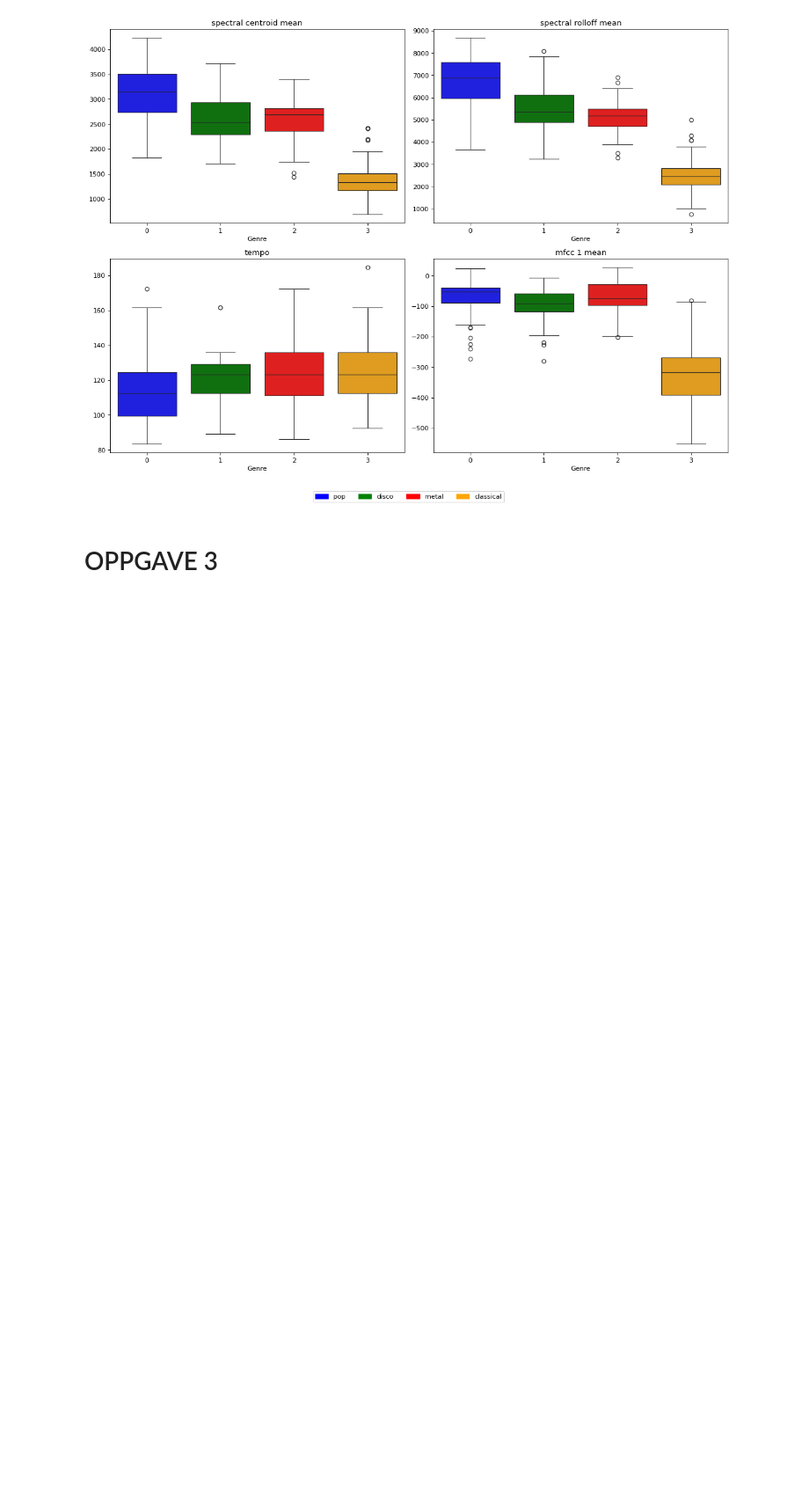
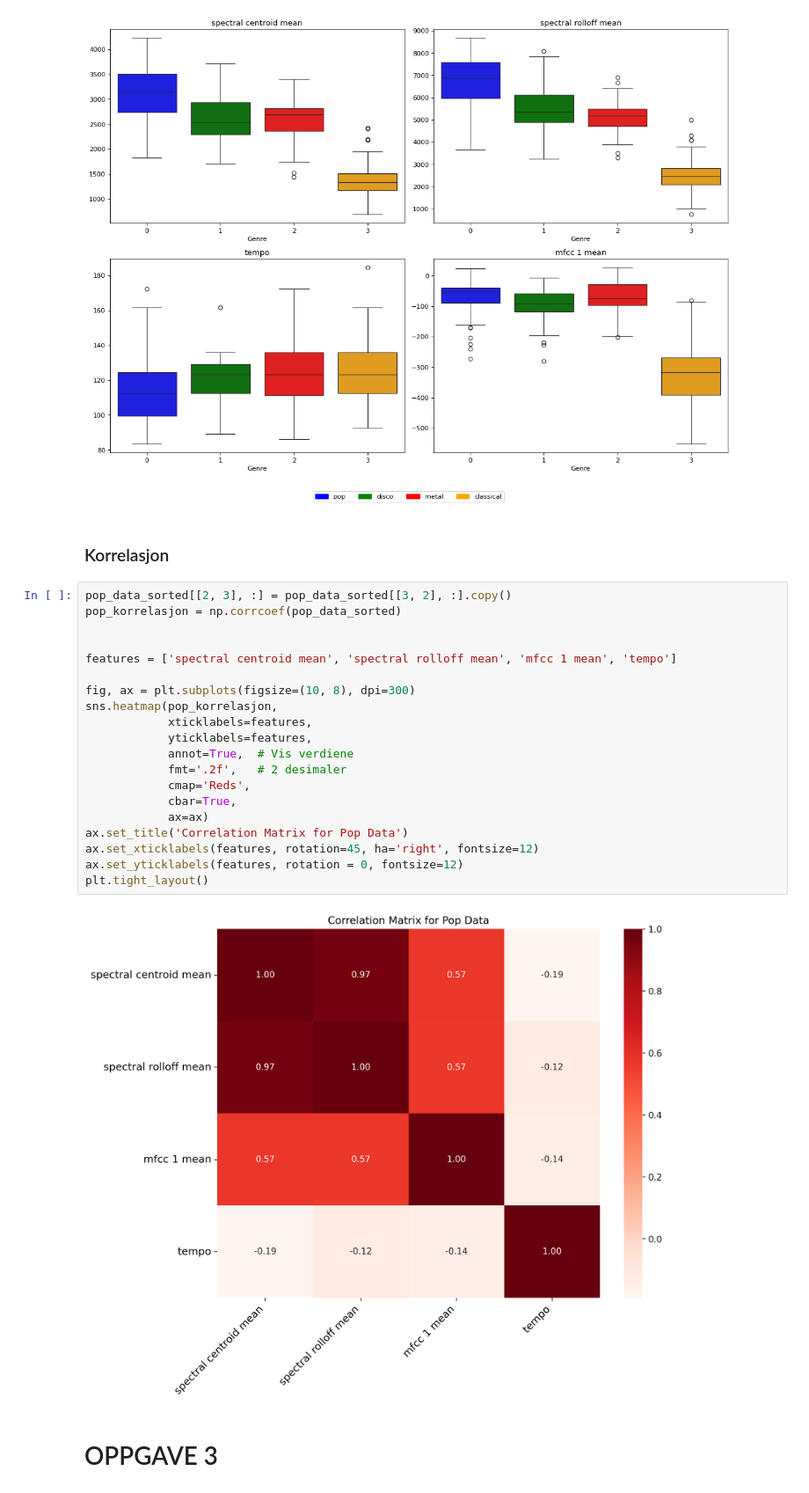
Before and after one commit to TordTr/TTT4275-Music-project, a Jupyter notebook: Tord_loking.ipynb, the cells around one changed output. Shown at 88% size. Saved outputs shown, nothing was run; the diff lists cells and outputs as text; blank space fills up the shorter version.

Commit message:
Lagt til korrelasjon

```diff
--- a/Tord_loking.ipynb
+++ b/Tord_loking.ipynb
@@ -524,6 +555,30 @@ plt.tight_layout()
 plt.show()
 # %% [output]
 [figure]
+# %% [markdown]
+### Korrelasjon
+# %%
+pop_data_sorted[[2, 3], :] = pop_data_sorted[[3, 2], :].copy()
+pop_korrelasjon = np.corrcoef(pop_data_sorted)
+
+
+features = ['spectral centroid mean', 'spectral rolloff mean', 'mfcc 1 mean', 'tempo']
+
+fig, ax = plt.subplots(figsize=(10, 8), dpi=300)
+sns.heatmap(pop_korrelasjon,
+            xticklabels=features,
+            yticklabels=features,
+            annot=True,  # Vis verdiene
+            fmt='.2f',   # 2 desimaler
+            cmap='Reds',
+            cbar=True,
+            ax=ax)
+ax.set_title('Correlation Matrix for Pop Data')
+ax.set_xticklabels(features, rotation=45, ha='right', fontsize=12)
+ax.set_yticklabels(features, rotation = 0, fontsize=12)
+plt.tight_layout()
+# %% [output]
+[figure, added]
 # %% [markdown]
 # OPPGAVE 3
 # %% [markdown]
```
Also changed, not shown: parts of 14 cells of this notebook, 1 other file.
